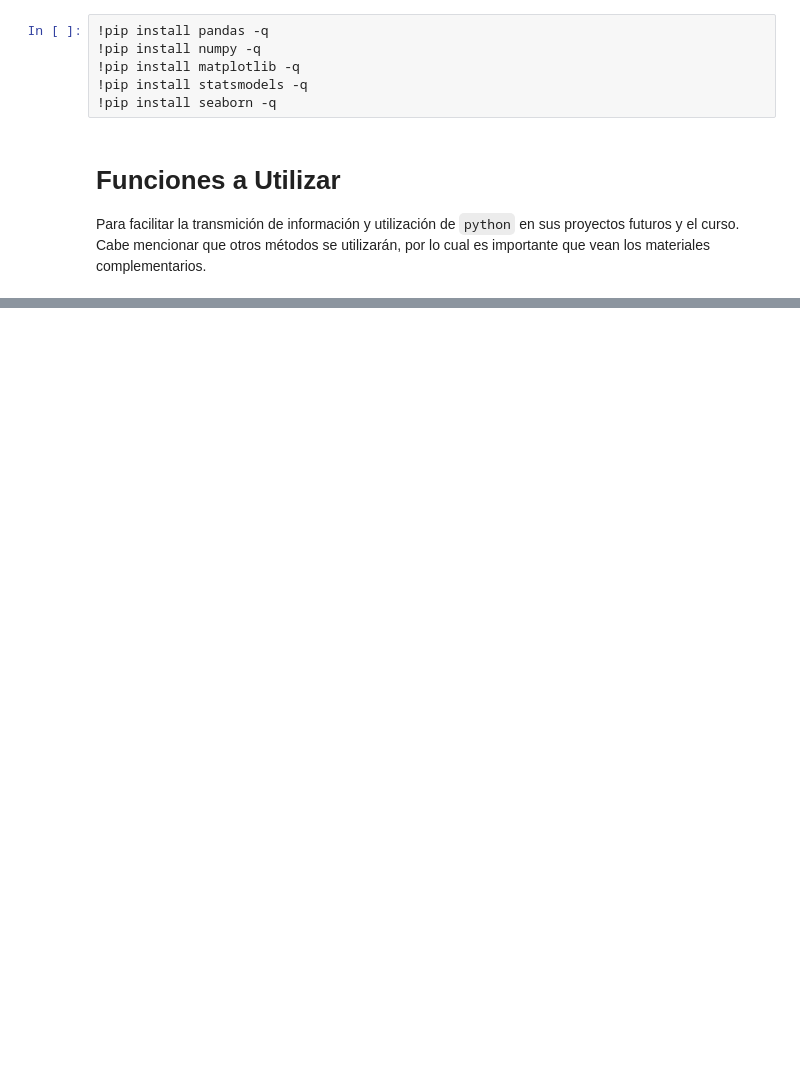
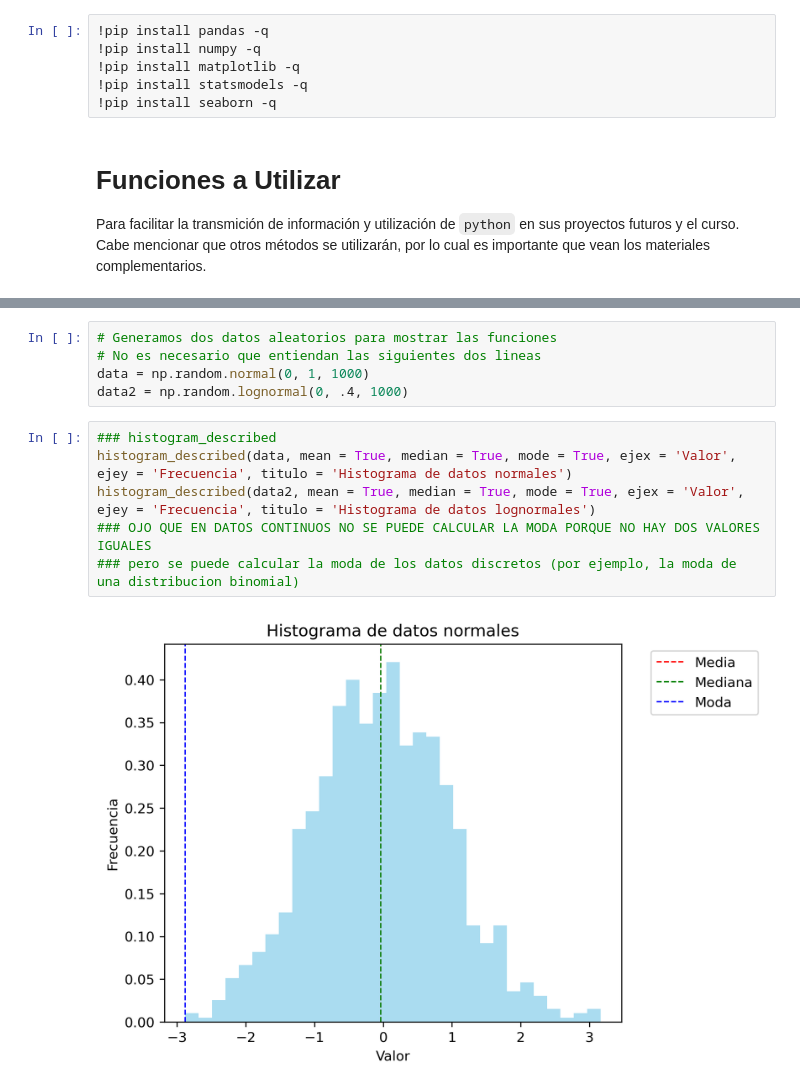
Before and after one commit to aarlandw/IIQ3402-Statistical-Design-Optimization-Multivariate-Analysis, a Jupyter notebook: Ayudantias/PreAyudantia2_AnalisisExploratorioDeDatos.ipynb, the cells around one changed output, grey strips where cells are left out. Saved outputs shown, nothing was run; the diff lists cells and outputs as text; blank space fills up the shorter version.

```diff
--- a/Ayudantias/PreAyudantia2_AnalisisExploratorioDeDatos.ipynb
+++ b/Ayudantias/PreAyudantia2_AnalisisExploratorioDeDatos.ipynb
@@ -263,0 +292,13 @@ def histogram_boxplot(data, mean = True, median = True, mode = True,
+# %%
+# Generamos dos datos aleatorios para mostrar las funciones
+# No es necesario que entiendan las siguientes dos lineas
+data = np.random.normal(0, 1, 1000)
+data2 = np.random.lognormal(0, .4, 1000)
+# %%
+### histogram_described
+histogram_described(data, mean = True, median = True, mode = True, ejex = 'Valor', ejey = 'Frecuencia', titulo = 'Histograma de datos normales')
+histogram_described(data2, mean = True, median = True, mode = True, ejex = 'Valor', ejey = 'Frecuencia', titulo = 'Histograma de datos lognormales')
+### OJO QUE EN DATOS CONTINUOS NO SE PUEDE CALCULAR LA MODA PORQUE NO HAY DOS VALORES IGUALES
+### pero se puede calcular la moda de los datos discretos (por ejemplo, la moda de una distribucion binomial)
+# %% [output]
+[figure, added]
```
Also changed, not shown: parts of 9 cells of this notebook, 1 other file.
